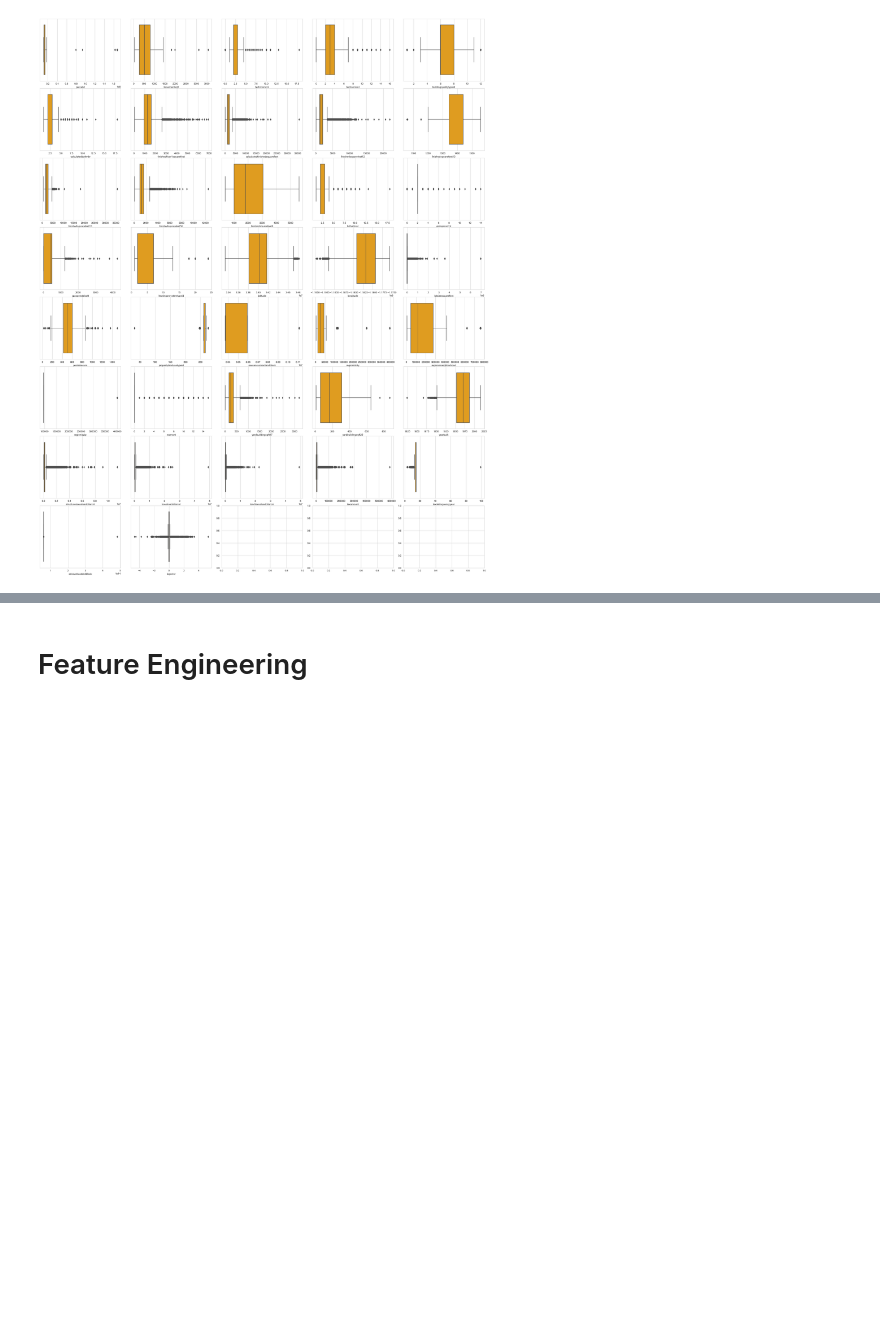
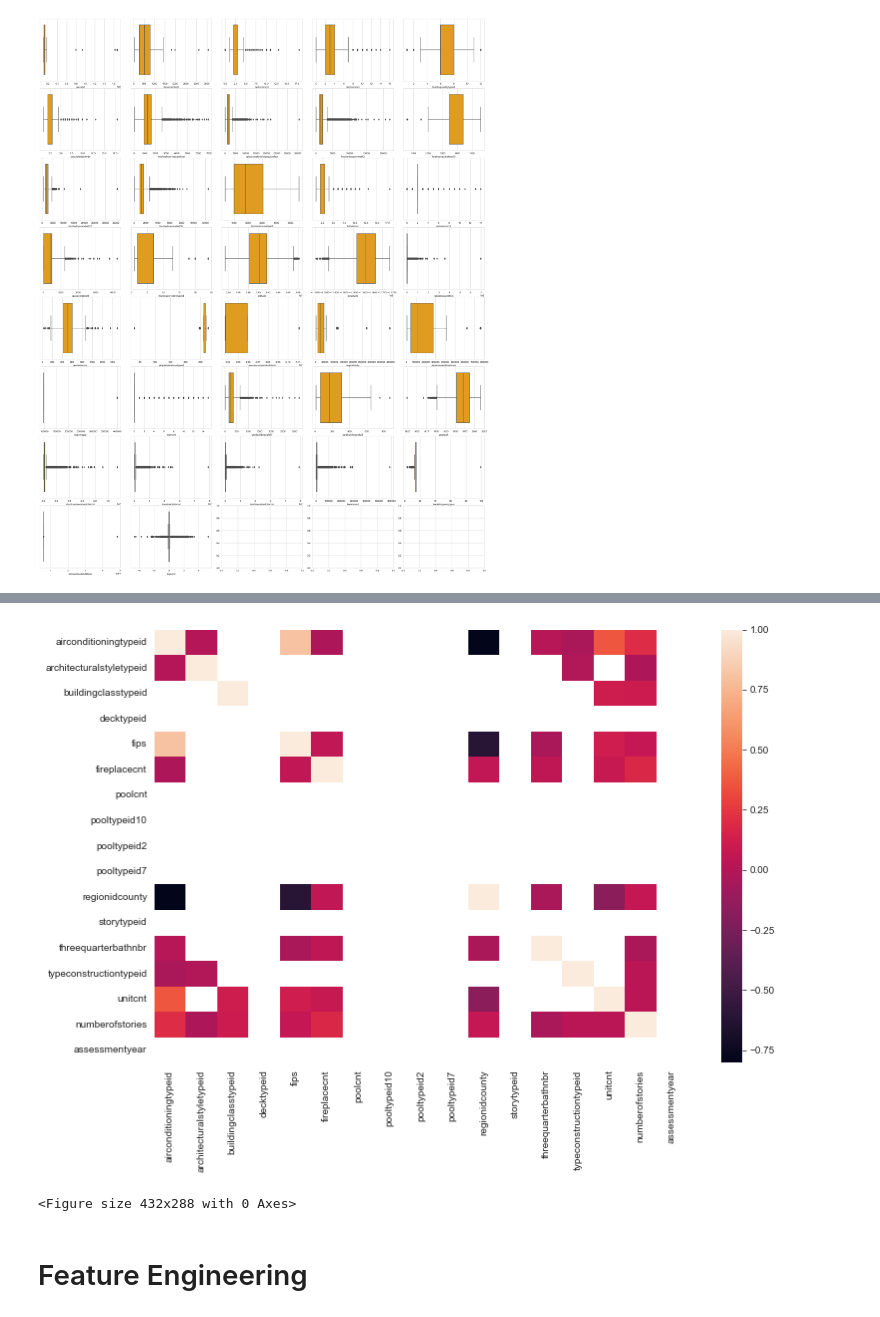
Before and after one commit to RuieX/Data-and-Web-Mining-project, a Jupyter notebook: project/src/notebooks/feature_engineering.ipynb, the cells around one changed output, grey strips where cells are left out. Saved outputs shown, nothing was run; the diff lists cells and outputs as text; code cells hidden in the pictures; blank space fills up the shorter version.

```diff
--- a/project/src/notebooks/feature_engineering.ipynb
+++ b/project/src/notebooks/feature_engineering.ipynb
@@ -446,3 +458,8 @@ viz.feature_distribution(merged_df,cat_vars,subplot_size=(5, 4),cat = True)
+# %%
+plot_correlation(merged_df,cat_vars)
+# %% [output]
+[figure, added]
+<Figure size 432x288 with 0 Axes>
 # %% [markdown]
 # Feature Engineering
 # %% [markdown]
```
Also changed, not shown: parts of 14 cells of this notebook, 1 other file.
